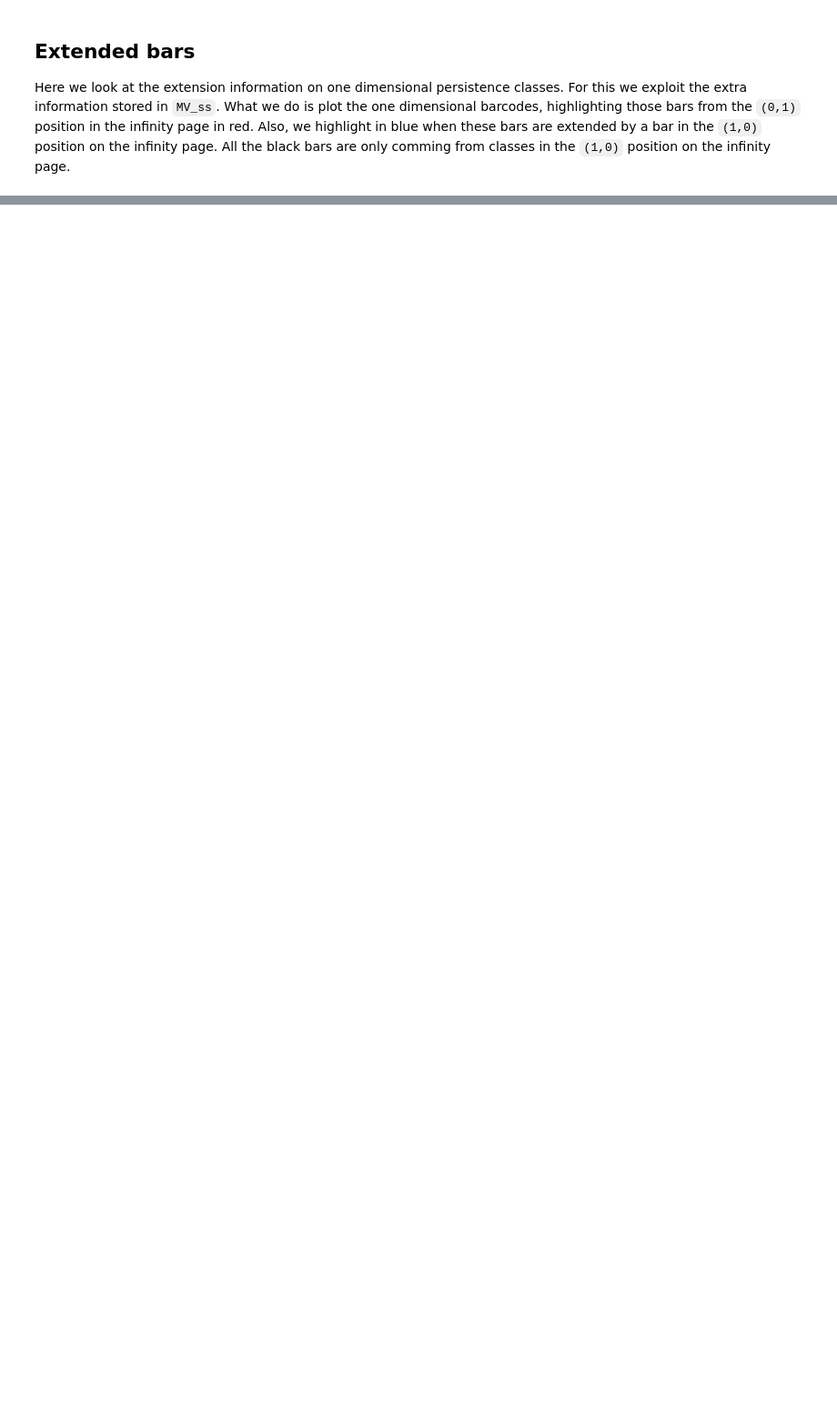
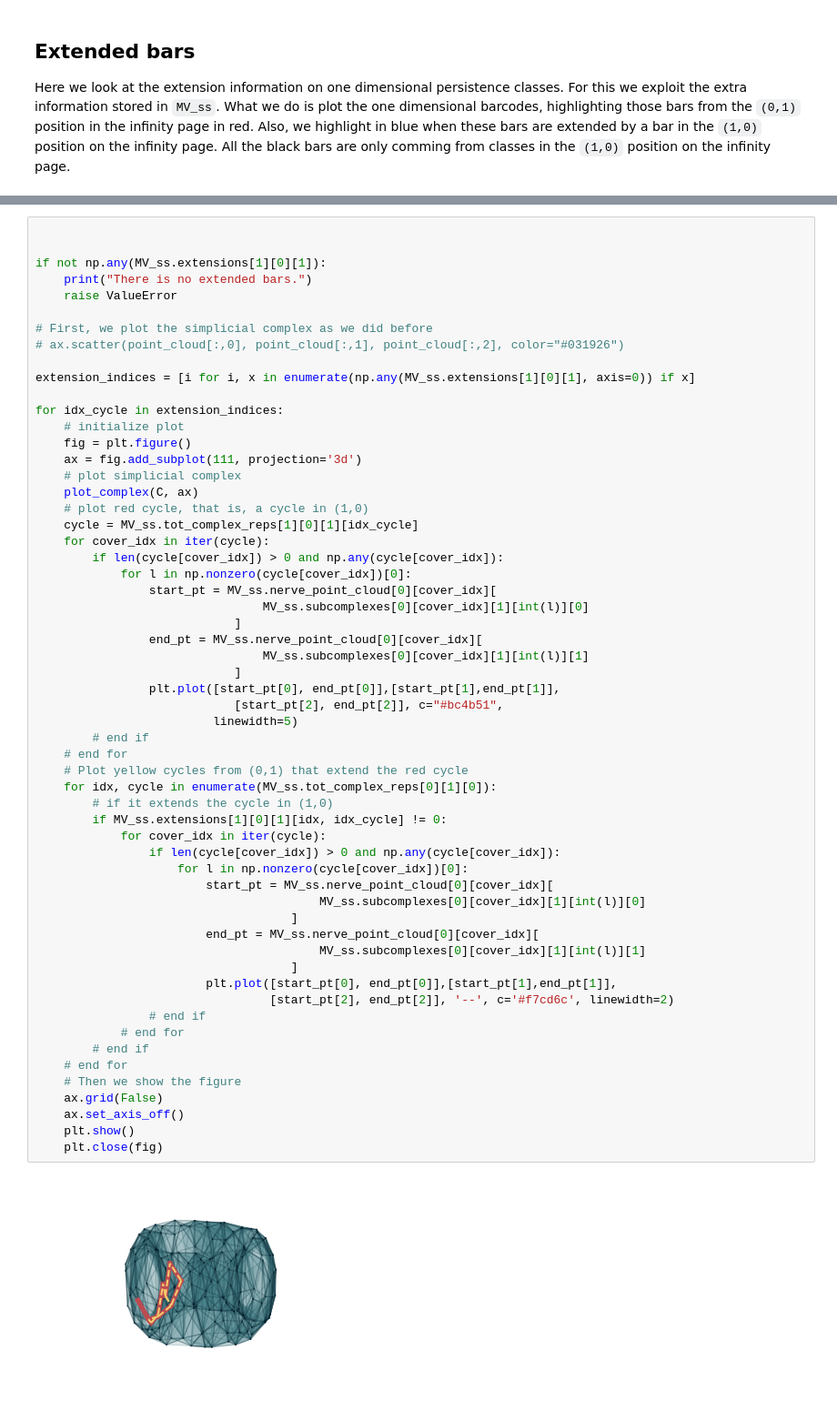
Before and after one commit to atorras1618/PerMaViss, a Jupyter notebook: examples/Torus.ipynb, the cells around one changed output, grey strips where cells are left out. Shown at 91% size. Drawn from its saved outputs; the diff is of its cells as text; blank space fills up the shorter version.

Commit message:
added extension problem representatives

```diff
--- a/examples/Torus.ipynb
+++ b/examples/Torus.ipynb
@@ -173,0 +185,60 @@ plt.show()
+# %%
+
+
+if not np.any(MV_ss.extensions[1][0][1]):
+    print("There is no extended bars.")
+    raise ValueError
+
+# First, we plot the simplicial complex as we did before
+# ax.scatter(point_cloud[:,0], point_cloud[:,1], point_cloud[:,2], color="#031926")
+
+extension_indices = [i for i, x in enumerate(np.any(MV_ss.extensions[1][0][1], axis=0)) if x]
+
+for idx_cycle in extension_indices:
+    # initialize plot
+    fig = plt.figure()
+    ax = fig.add_subplot(111, projection='3d')
+    # plot simplicial complex
+    plot_complex(C, ax)
+    # plot red cycle, that is, a cycle in (1,0)
+    cycle = MV_ss.tot_complex_reps[1][0][1][idx_cycle]
+    for cover_idx in iter(cycle):
+        if len(cycle[cover_idx]) > 0 and np.any(cycle[cover_idx]):
+            for l in np.nonzero(cycle[cover_idx])[0]:
+                start_pt = MV_ss.nerve_point_cloud[0][cover_idx][
+                                MV_ss.subcomplexes[0][cover_idx][1][int(l)][0]
+                            ]
+                end_pt = MV_ss.nerve_point_cloud[0][cover_idx][
+                                MV_ss.subcomplexes[0][cover_idx][1][int(l)][1]
+                            ]
+                plt.plot([start_pt[0], end_pt[0]],[start_pt[1],end_pt[1]],
+                            [start_pt[2], end_pt[2]], c="#bc4b51",
+                         linewidth=5)
+        # end if
+    # end for
+    # Plot yellow cycles from (0,1) that extend the red cycle
+    for idx, cycle in enumerate(MV_ss.tot_complex_reps[0][1][0]):
+        # if it extends the cycle in (1,0)
+        if MV_ss.extensions[1][0][1][idx, idx_cycle] != 0:
+            for cover_idx in iter(cycle):
+                if len(cycle[cover_idx]) > 0 and np.any(cycle[cover_idx]):
+                    for l in np.nonzero(cycle[cover_idx])[0]:
+                        start_pt = MV_ss.nerve_point_cloud[0][cover_idx][
+                                        MV_ss.subcomplexes[0][cover_idx][1][int(l)][0]
+                                    ]
+                        end_pt = MV_ss.nerve_point_cloud[0][cover_idx][
+                                        MV_ss.subcomplexes[0][cover_idx][1][int(l)][1]
+                                    ]
+                        plt.plot([start_pt[0], end_pt[0]],[start_pt[1],end_pt[1]],
+                                 [start_pt[2], end_pt[2]], '--', c='#f7cd6c', linewidth=2)
+                # end if
+            # end for
+        # end if
+    # end for
+    # Then we show the figure
+    ax.grid(False)
+    ax.set_axis_off()
+    plt.show()
+    plt.close(fig)
+# %% [output]
+[figure, added]
```
Also changed, not shown: parts of 12 cells of this notebook, 16 other files.
